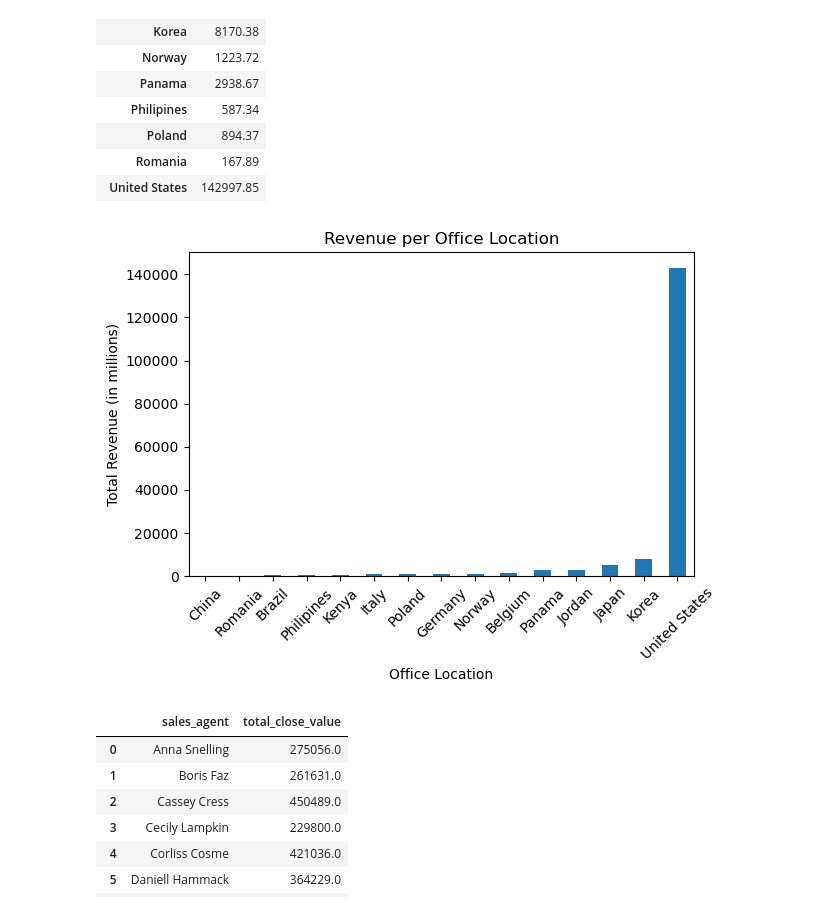
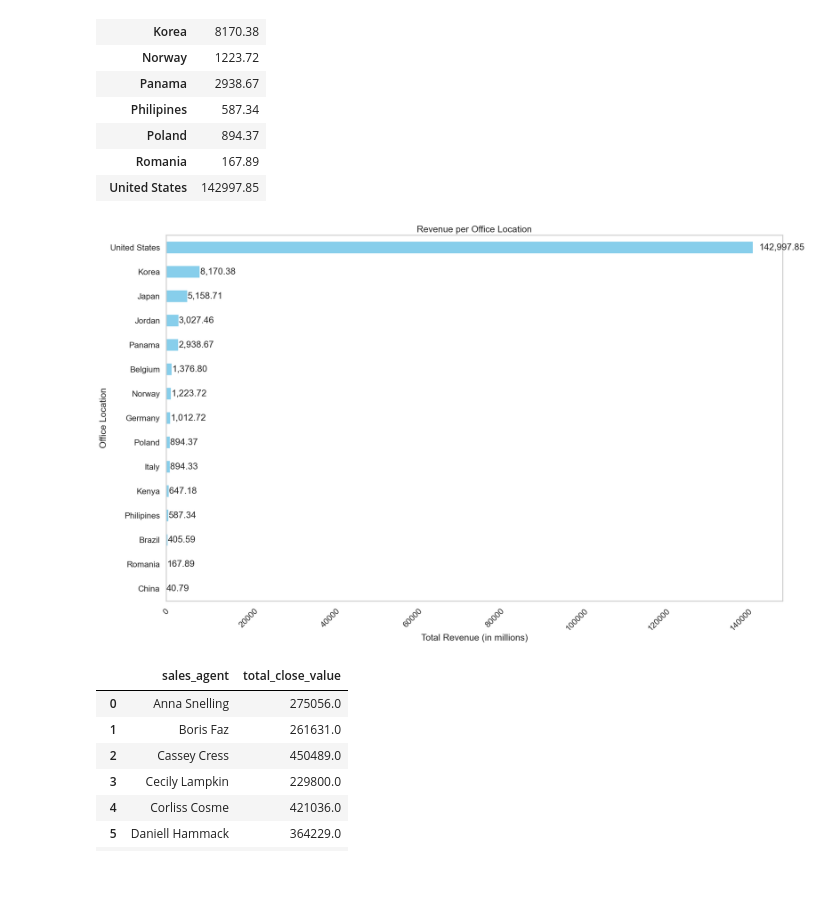
Before and after one commit to abdullah-elhelw0/CRM-Sales-Notebook, a Jupyter notebook: Analysis.ipynb, the cells around one changed output. Saved outputs shown, nothing was run; the diff lists cells and outputs as text; code cells hidden in the pictures; blank space fills up the shorter version.

```diff
--- a/Analysis.ipynb
+++ b/Analysis.ipynb
@@ -166,16 +166,32 @@ Revenue_per_office_location_pivot
 | Romania | 167.89 |
 | United States | 142997.85 |
 # %%
+fig, ax = plt.subplots(figsize=(20, 12))
+
 Revenue_per_office_location_pivot.sort_values("revenue", inplace=True)
-Revenue_per_office_location_pivot.plot(kind='bar', legend=False)
-plt.title("Revenue per Office Location")
-plt.xlabel("Office Location")
-plt.ylabel("Total Revenue (in millions)")
-plt.xticks(rotation=45)
+
+Revenue_per_office_location_pivot.plot(
+    kind='barh',
+    legend=False,
+    color='skyblue',
+    ax=ax
+)
+
+ax.set_title("Revenue per Office Location")
+ax.set_xlabel("Total Revenue (in millions)")
+ax.set_ylabel("Office Location")
+ax.tick_params(axis='x', labelrotation=45)
+ax.grid(False)
+
+for bar in ax.patches:
+    width = bar.get_width()
+    y = bar.get_y() + bar.get_height() / 2
+    ax.text(width + width * 0.01, y, f'{width:,.2f}', va='center')
+
 plt.tight_layout()
 plt.show()
 # %% [output]
-[figure, old version]
+[figure, new version]
 # %%
 won_deals = sp[sp["deal_stage"] == "Won"]
 
```
Also changed, not shown: parts of 6 cells of this notebook.
